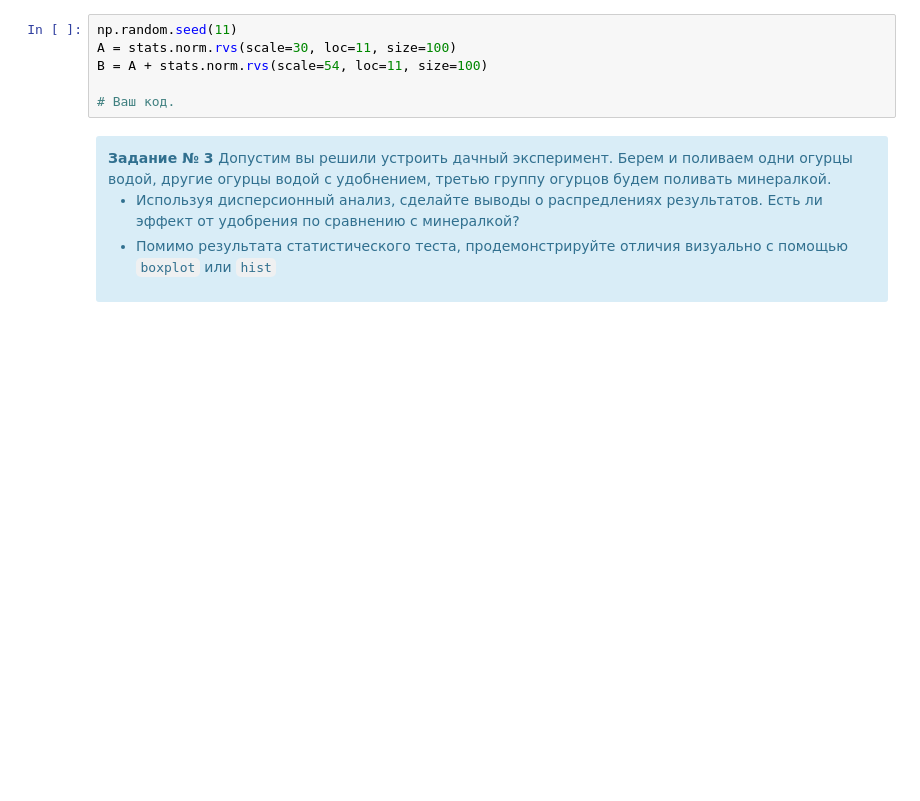
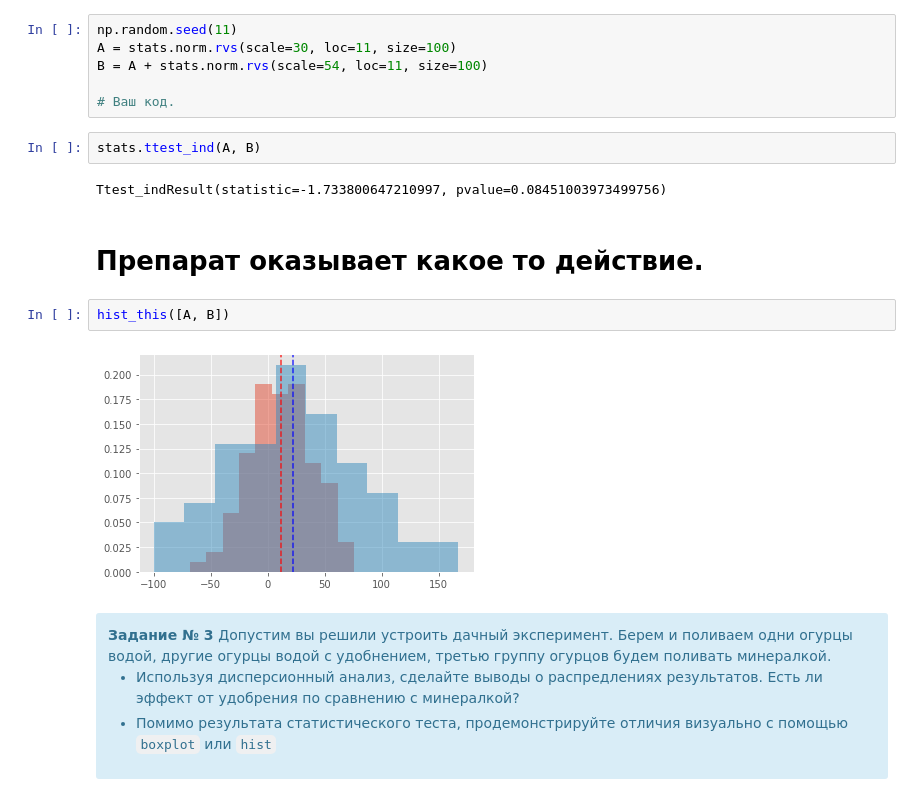
Before and after one commit to MaxgorData/netelogy_learning, a Jupyter notebook: netology_learning/21_analysis_of_variance/A_B-testing.ipynb, the cells around one changed output. Cells and saved outputs as stored; diff of their text form; blank space fills up the shorter version.

```diff
--- a/netology_learning/21_analysis_of_variance/A_B-testing.ipynb
+++ b/netology_learning/21_analysis_of_variance/A_B-testing.ipynb
@@ -271,6 +540,16 @@ A = stats.norm.rvs(scale=30, loc=11, size=100)
 B = A + stats.norm.rvs(scale=54, loc=11, size=100)
 
 # Ваш код.
+# %%
+stats.ttest_ind(A, B)
+# %% [output]
+Ttest_indResult(statistic=-1.733800647210997, pvalue=0.08451003973499756)
+# %% [markdown]
+# Препарат оказывает какое то действие.
+# %%
+hist_this([A, B])
+# %% [output]
+[figure, added]
 # %% [markdown]
 <div class="alert alert-info">
 <b>Задание № 3 </b>
```
Also changed, not shown: parts of 87 cells of this notebook.
